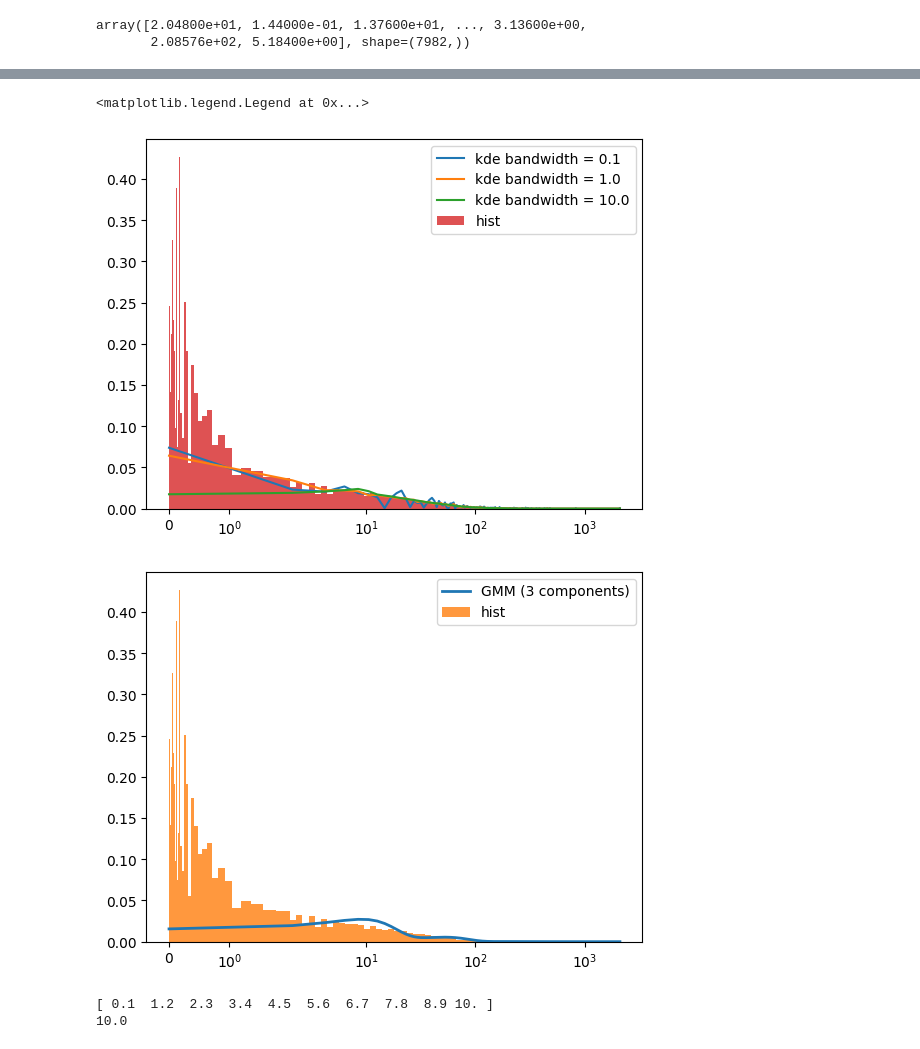
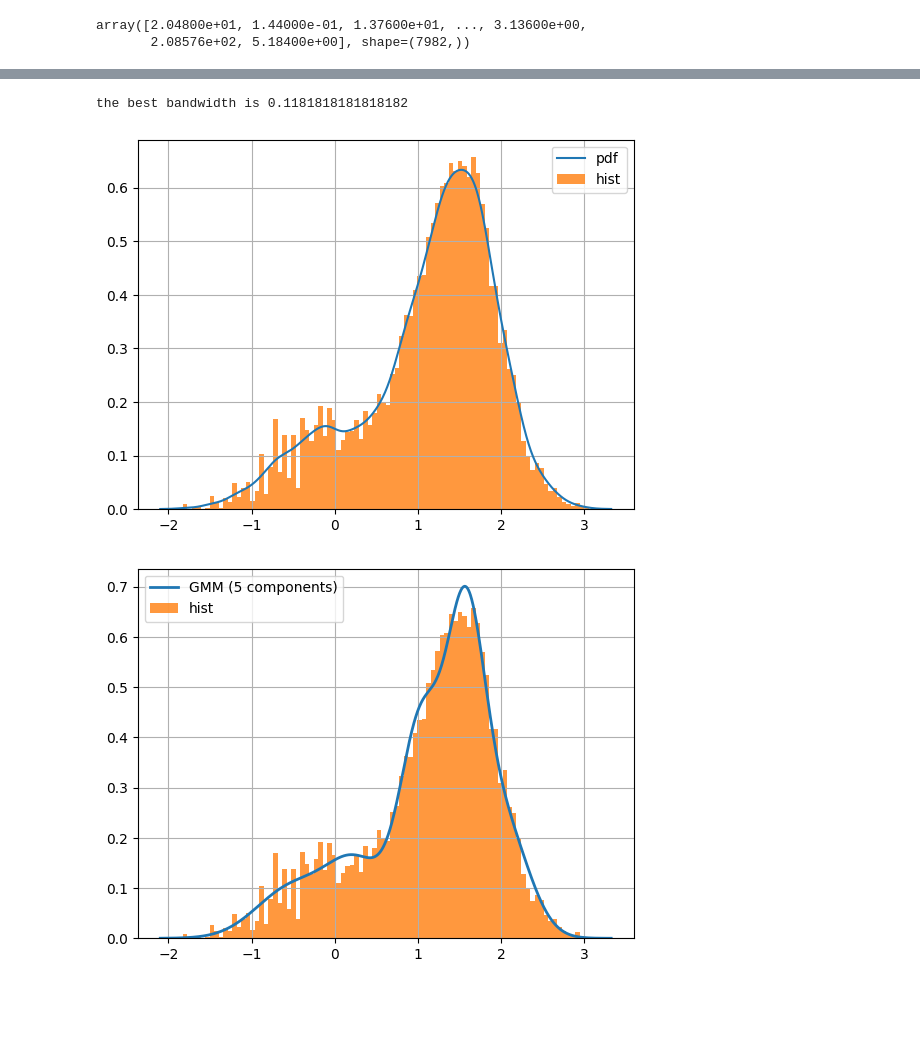
Before and after one commit to Matti-z/astrostatistics_bicocca_2026, a Jupyter notebook: working/fourteen.ipynb, the cells around one changed output, grey strips where cells are left out. Drawn from its saved outputs; the diff is of its cells as text; code cells hidden in the pictures; blank space fills up the shorter version.

```diff
--- a/working/fourteen.ipynb
+++ b/working/fourteen.ipynb
@@ -32,7 +34,7 @@ with open("Summary_table.txt", 'wb') as f:
 # %%
 
 # Read content
-data = np.loadtxt("Summary_table.txt", dtype='str',unpack='True')
+data = np.loadtxt("Summary_table.txt", dtype='str',unpack=True)
 
 # Read headers
 with open("Summary_table.txt",'r') as f:
@@ -93,40 +60,38 @@ plt.xscale('log')
 # %%
 from sklearn.neighbors import KernelDensity
 
-x = np.linspace(np.min(T90), np.max(T90), 1000)
-bandwidths = np.logspace(-1, 1, 3)
-for band in bandwidths:
-    kde = KernelDensity(bandwidth = band, kernel = 'tophat')
-    kde.fit(T90_reshape)
-    pdf = np.exp(kde.score_samples(x.reshape(-1, 1)))
-    plt.plot(x, pdf, label = f"kde bandwidth = {band}")
 
-plt.hist(T90,bins= np.logspace(-2,3,90), alpha  = 0.8, density = True, label = 'hist' )
-plt.xscale('symlog')
+T90_log = np.log10(T90)
+T90_log_reshape = T90_log.reshape(-1, 1)
+
+x = np.linspace(np.min(T90_log), np.max(T90_log), 1000)
+bandwidths = np.linspace(0.1, 1, 100)
+grid = GridSearchCV(KernelDensity(), {'bandwidth': bandwidths})
+
+grid.fit(T90_log_reshape)
+best = grid.best_params_['bandwidth']
+
+kd = KernelDensity(bandwidth=best)
+kd.fit(T90_log_reshape)
+pdf = kd.score_samples(x.reshape(-1, 1))
+
+plt.plot(x, np.exp(pdf), label = 'pdf')
+plt.hist(T90_log,bins= 100, alpha  = 0.8, density = True, label = 'hist' )
+plt.grid()
 plt.legend()
+print(f'the best bandwidth is {best}')
 # %% [output]
-<matplotlib.legend.Legend at 0x...>
+the best bandwidth is 0.1181818181818182
-[figure, old version]
+[figure, new version]
 # %%
 from sklearn.mixture import GaussianMixture
 
-gmm = GaussianMixture(n_components=3).fit(T90_reshape)
+gmm = GaussianMixture(n_components=5).fit(T90_log_reshape)
 pdf_gmm = np.exp(gmm.score_samples(x.reshape(-1, 1)))
 
-plt.plot(x, pdf_gmm, label='GMM (3 components)', linewidth=2)
-plt.hist(T90, bins=np.logspace(-2, 3, 90), alpha=0.8, density=True, label='hist')
-plt.xscale('symlog')
+plt.plot(x, pdf_gmm, label='GMM (5 components)', linewidth=2)
+plt.hist(T90_log, bins=100, alpha=0.8, density=True, label='hist')
 plt.legend()
-plt.show()
+plt.grid()
 # %% [output]
-[figure, old version]
+[figure, new version]
-# %%
-from sklearn.model_selection import GridSearchCV
-bandwidths = np.linspace(0.1, 10, 10)
-print (bandwidths)
-grid  = GridSearchCV(KernelDensity(), {'bandwidth': bandwidths}, cv = 5) #5 k-fold cross validation
-grid.fit(T90_reshape)
-print(grid.best_params_['bandwidth'])
-# %% [output]
-[ 0.1  1.2  2.3  3.4  4.5  5.6  6.7  7.8  8.9 10. ]
-10.0
```
Also changed, not shown: parts of 11 cells of this notebook.
